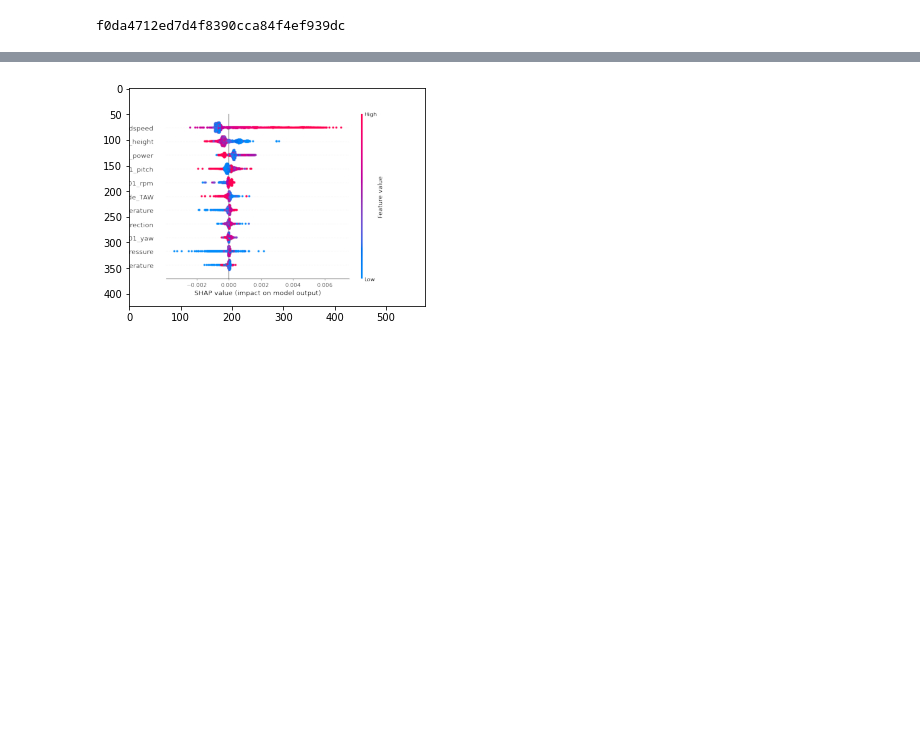
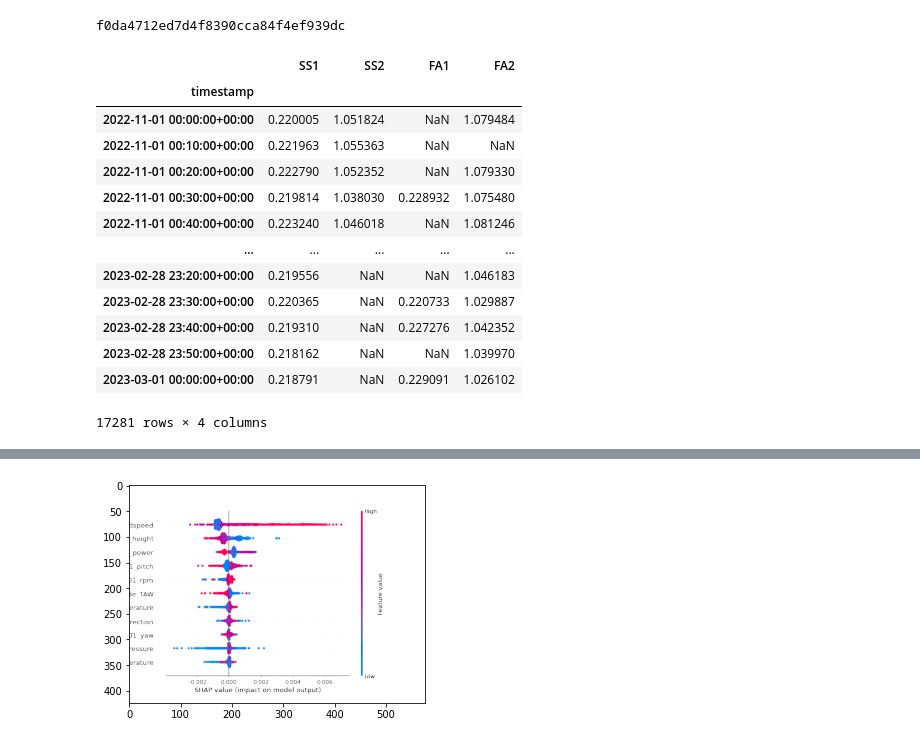
Before and after one commit to WEILMAX/oma_tracking, a Jupyter notebook: notebooks/shap/nw2_d01_shap.ipynb, the cells around one changed output, grey strips where cells are left out. Cells and saved outputs as stored; diff of their text form; code cells hidden in the pictures; blank space fills up the shorter version.

```diff
--- a/notebooks/shap/nw2_d01_shap.ipynb
+++ b/notebooks/shap/nw2_d01_shap.ipynb
@@ -190,6 +190,23 @@ mlflow.end_run()
 # %% [output]
 [figure]
 f0da4712ed7d4f8390cca84f4ef939dc
+# %%
+tracked_frequencies
+# %% [output]
+|  | SS1 | SS2 | FA1 | FA2 |
+| timestamp |  |  |  |  |
+| 2022-11-01 00:00:00+00:00 | 0.220005 | 1.051824 | NaN | 1.079484 |
+| 2022-11-01 00:10:00+00:00 | 0.221963 | 1.055363 | NaN | NaN |
+| 2022-11-01 00:20:00+00:00 | 0.222790 | 1.052352 | NaN | 1.079330 |
+| 2022-11-01 00:30:00+00:00 | 0.219814 | 1.038030 | 0.228932 | 1.075480 |
+| 2022-11-01 00:40:00+00:00 | 0.223240 | 1.046018 | NaN | 1.081246 |
+| ... | ... | ... | ... | ... |
+| 2023-02-28 23:20:00+00:00 | 0.219556 | NaN | NaN | 1.046183 |
+| 2023-02-28 23:30:00+00:00 | 0.220365 | NaN | 0.220733 | 1.029887 |
+| 2023-02-28 23:40:00+00:00 | 0.219310 | NaN | 0.227276 | 1.042352 |
+| 2023-02-28 23:50:00+00:00 | 0.218162 | NaN | NaN | 1.039970 |
+| 2023-03-01 00:00:00+00:00 | 0.218791 | NaN | 0.229091 | 1.026102 |
+17281 rows × 4 columns
 # %%
 import mlflow
 
```
Also changed, not shown: parts of 1 cell of this notebook, 9 other files.
